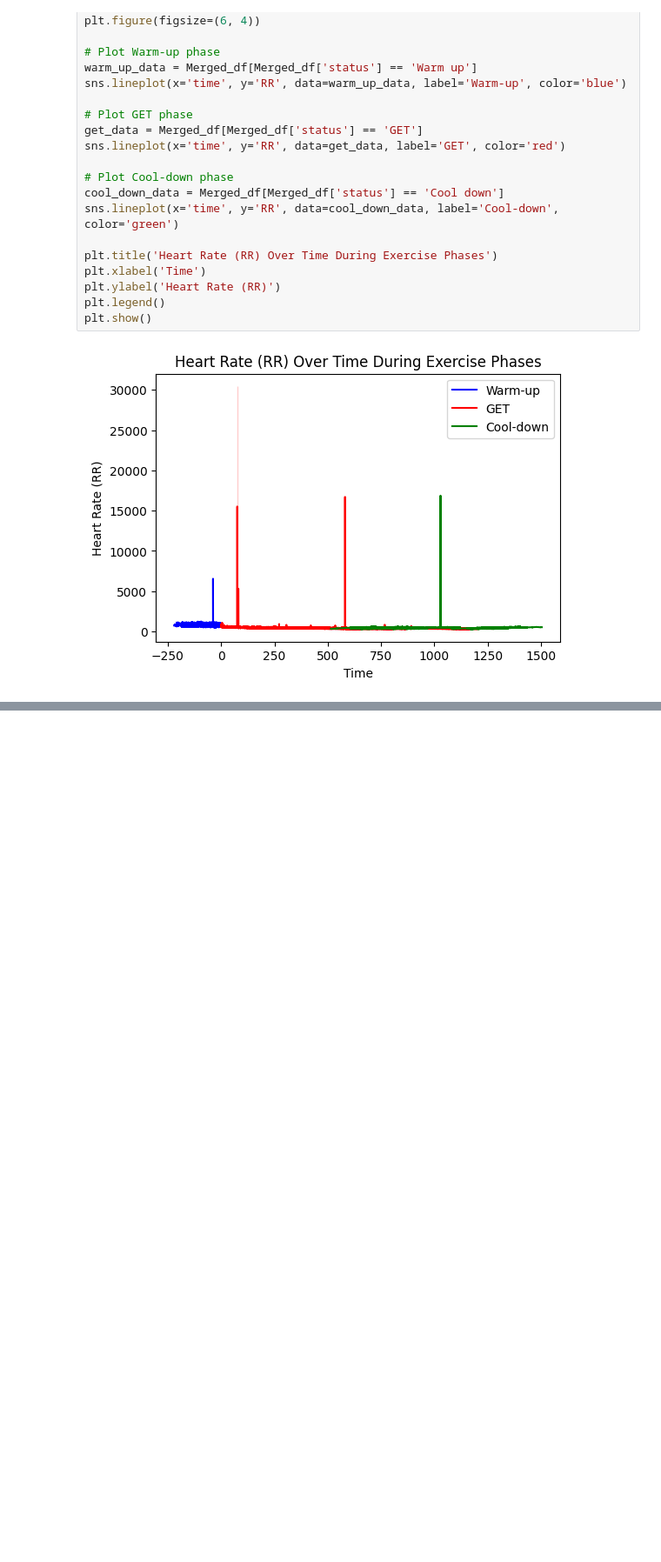
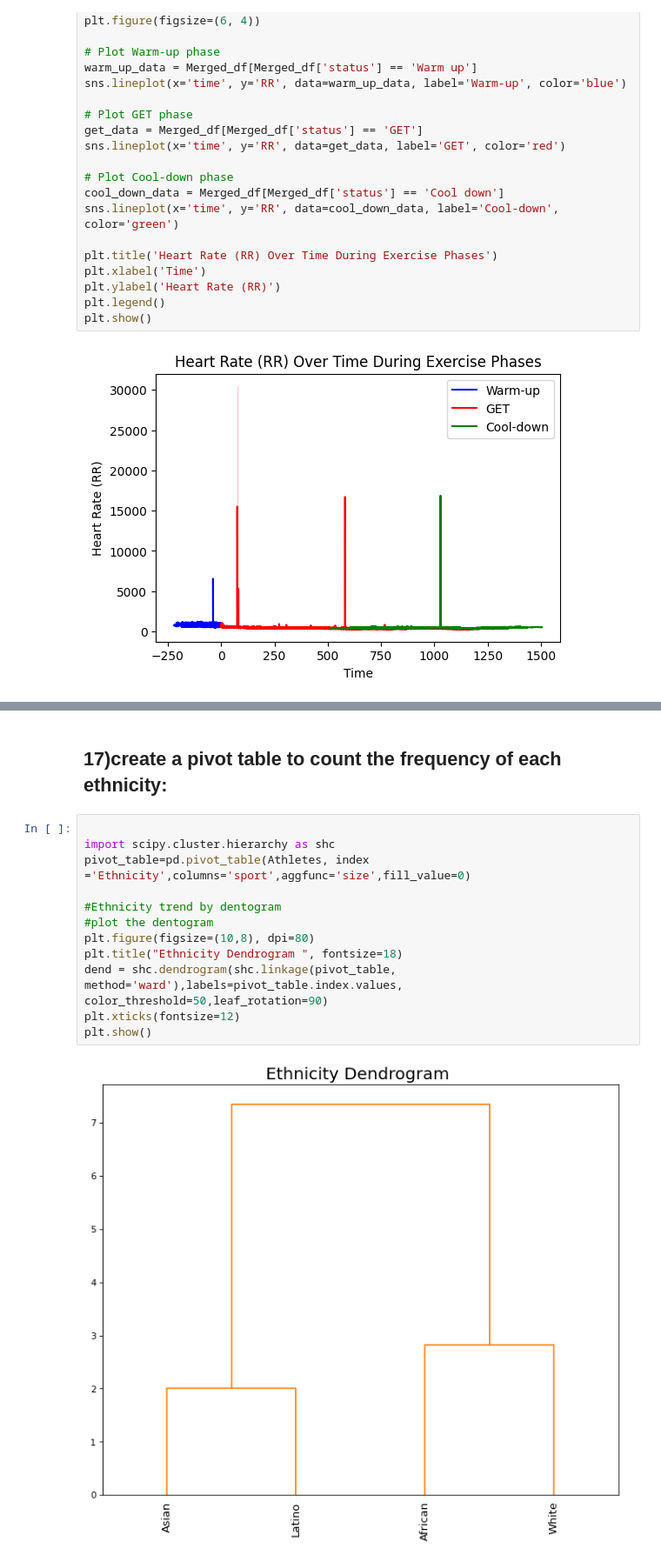
Before and after one commit to santhihubgit/Team08_PythoNinjas_PythonHackathon_Aug2024, a Jupyter notebook: Team8_PythoNinjas_AddnlQuestions.ipynb, the cells around one changed output, grey strips where cells are left out. Shown at 87% size. Cells and saved outputs as stored; diff of their text form; blank space fills up the shorter version.

```diff
--- a/Team8_PythoNinjas_AddnlQuestions.ipynb
+++ b/Team8_PythoNinjas_AddnlQuestions.ipynb
@@ -350,0 +447,16 @@ plt.show()
+# %% [markdown]
+## 17)create a pivot table to count the frequency of each ethnicity:
+# %%
+
+import scipy.cluster.hierarchy as shc
+pivot_table=pd.pivot_table(Athletes, index ='Ethnicity',columns='sport',aggfunc='size',fill_value=0)
+
+#Ethnicity trend by dentogram
+#plot the dentogram
+plt.figure(figsize=(10,8), dpi=80)
+plt.title("Ethnicity Dendrogram ", fontsize=18)
+dend = shc.dendrogram(shc.linkage(pivot_table, method='ward'),labels=pivot_table.index.values, color_threshold=50,leaf_rotation=90)
+plt.xticks(fontsize=12)
+plt.show()
+# %% [output]
+[figure, added]
```
Also changed, not shown: parts of 8 cells of this notebook.
